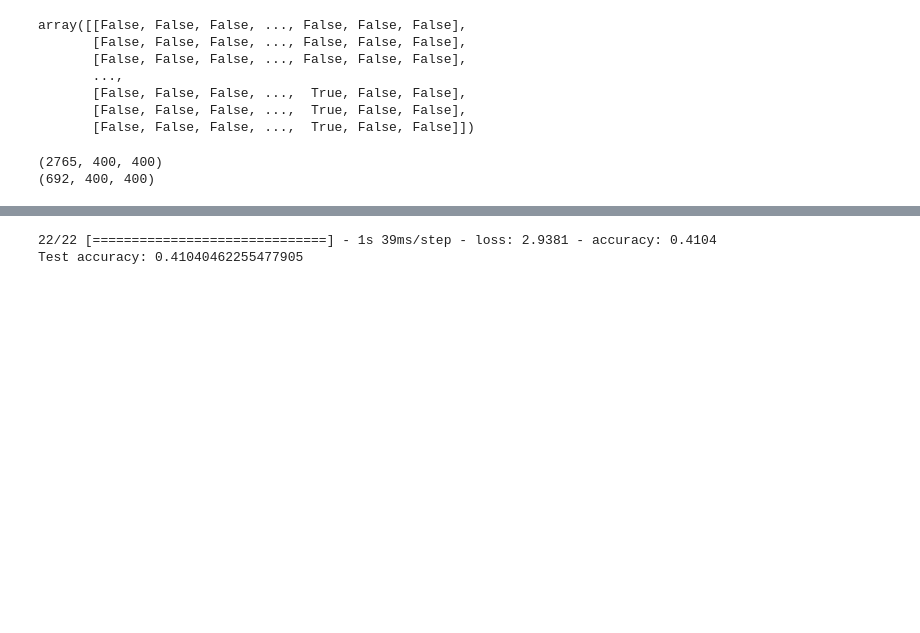
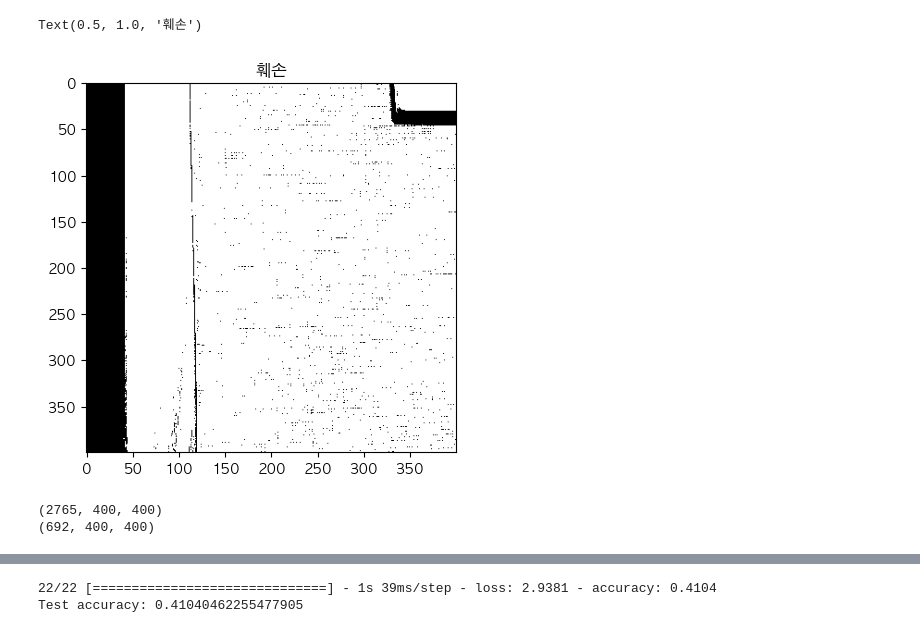
Before and after one commit to multicampus-2-team/wallpaperDefect, a Jupyter notebook: 연습/cnn_resnet50.ipynb, the cells around one changed output, grey strips where cells are left out. Drawn from its saved outputs; the diff is of its cells as text; code cells hidden in the pictures; blank space fills up the shorter version.

```diff
--- a/연습/cnn_resnet50.ipynb
+++ b/연습/cnn_resnet50.ipynb
@@ -12,5 +19,9 @@ from tensorflow.keras.callbacks import ModelCheckpoint, EarlyStopping
 from tensorflow.keras.utils import to_categorical
 from keras.applications import ResNet50 , ResNet101, ResNet152
+# %%
+# 한글 깨짐 방지
+plt.rc('font', family='AppleGothic')
+plt.rcParams['axes.unicode_minus'] = False
 # %%
 ###################################################### 실행 안함. 자동완성용
 
@@ -43,0 +58,7 @@ for folder_name in folder_list:
+# %%
+num = 3000
+plt.imshow(data[num], cmap='gray')
+plt.title(answer[num])
+# %% [output]
+Text(0.5, 1.0, '훼손')
+[figure, added]
@@ -48,21 +72,12 @@ for idx, nm in enumerate(folder_list):
 answer = np.array(answer)
 answer = pd.get_dummies(answer)
 answer = answer.values
-# %%
-answer
-# %% [output]
-array([[False, False, False, ..., False, False, False],
-       [False, False, False, ..., False, False, False],
-       [False, False, False, ..., False, False, False],
-       ...,
-       [False, False, False, ...,  True, False, False],
-       [False, False, False, ...,  True, False, False],
-       [False, False, False, ...,  True, False, False]])
 # %%
 xtrain, xtest, ytrain, ytest = train_test_split(np.array(data),answer,test_size=0.2, shuffle=True)
+print(xtrain.shape)
+print(xtest.shape)
+xtrain = xtrain.reshape(2765,400,400,1).astype('float32')/255
+xtest = xtest.reshape(692,400,400,1).astype('float32')/255
+# %% [output]
+(2765, 400, 400)
+(692, 400, 400)
-# %%
-print(xtrain.shape)
-print(xtest.shape)
-# %% [output]
-(2765, 400, 400)
-(692, 400, 400)
```
Also changed, not shown: parts of 18 cells of this notebook.
